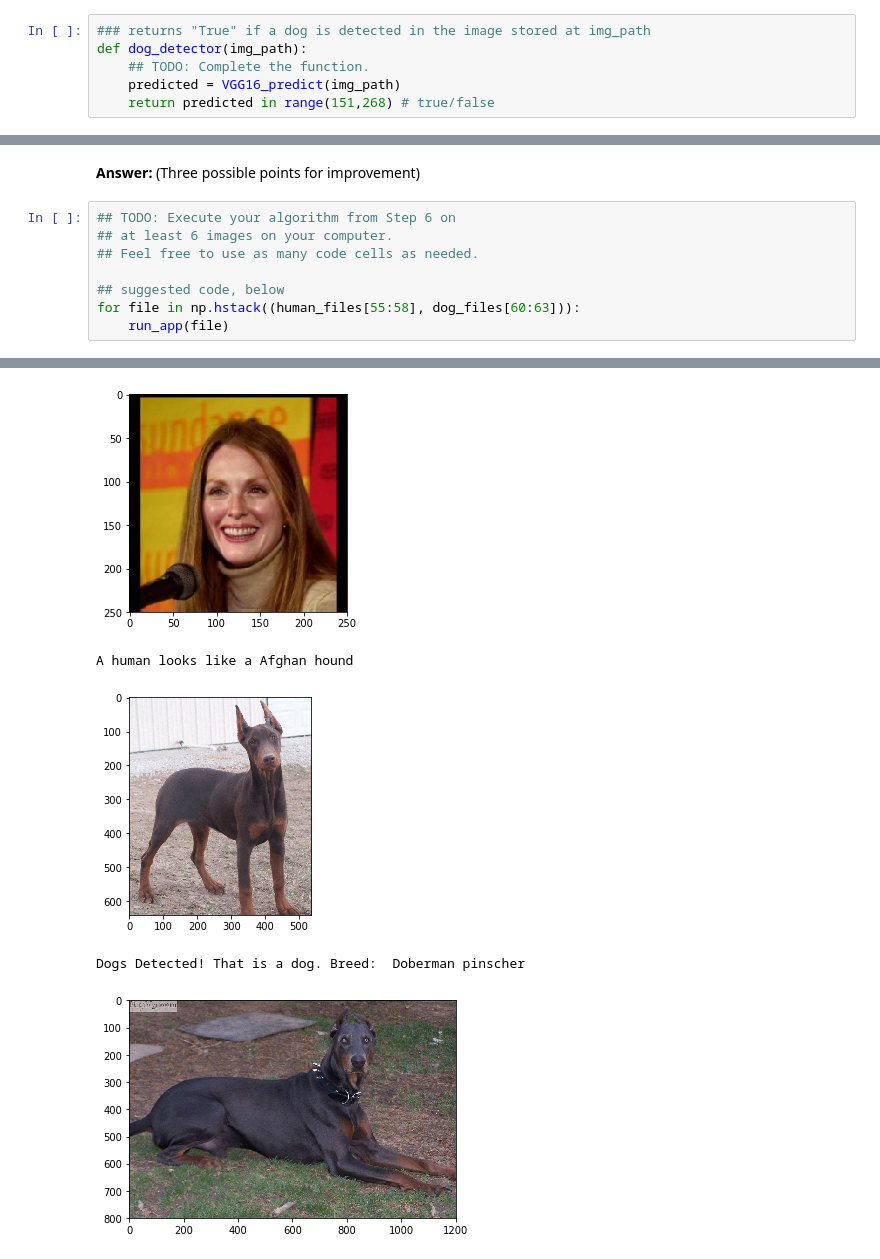
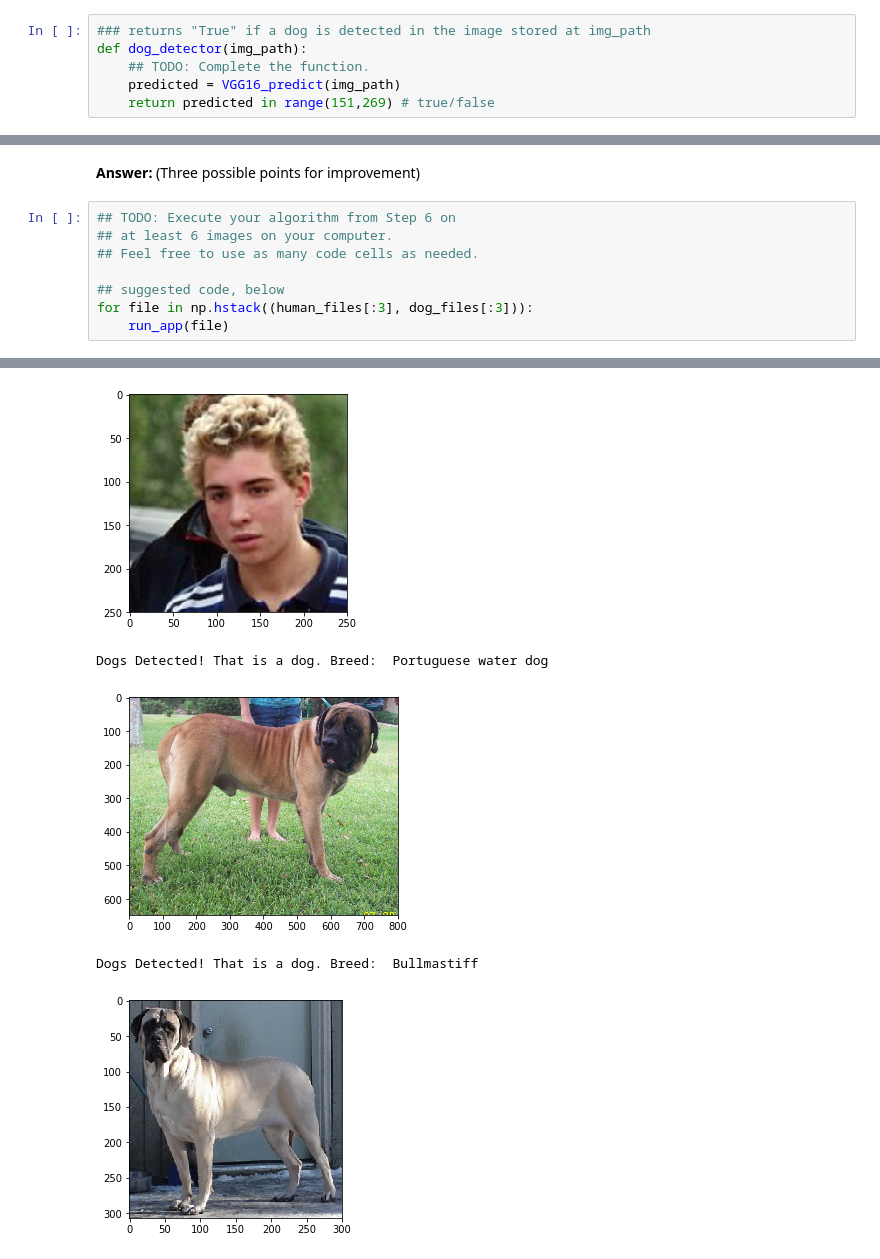
Before and after one commit to zvatansever/Udacity_Dog_Breed_Classifier, a Jupyter notebook: dog_app.ipynb, the cells around one changed output, grey strips where cells are left out. Drawn from its saved outputs; the diff is of its cells as text.

Commit message:
Required Changes for Dog Breed Classifier

```diff
--- a/dog_app.ipynb
+++ b/dog_app.ipynb
@@ -249,7 +251,7 @@ Use these ideas to complete the `dog_detector` function below, which returns `Tr
 def dog_detector(img_path):
     ## TODO: Complete the function.
     predicted = VGG16_predict(img_path)
-    return predicted in range(151,268) # true/false
+    return predicted in range(151,269) # true/false
 # %% [markdown]
 ### (IMPLEMENTATION) Assess the Dog Detector
 
@@ -929,6 +932,6 @@ __Answer:__ (Three possible points for improvement)
 ## Feel free to use as many code cells as needed.
 
 ## suggested code, below
-for file in np.hstack((human_files[55:58], dog_files[60:63])):
+for file in np.hstack((human_files[:3], dog_files[:3])):
     run_app(file)
 # %% [output]
@@ -939,5 +942,5 @@ Error! Can't detect anything!
-[figure, old version]
+[figure, new version]
-A human looks like a Afghan hound
+Dogs Detected! That is a dog. Breed:  Portuguese water dog
-[figure, old version]
+[figure, new version]
-Dogs Detected! That is a dog. Breed:  Doberman pinscher
+Dogs Detected! That is a dog. Breed:  Bullmastiff
-[figure, old version]
+[figure, new version]
```
Also changed, not shown: parts of 4 cells of this notebook, 8 other files.
